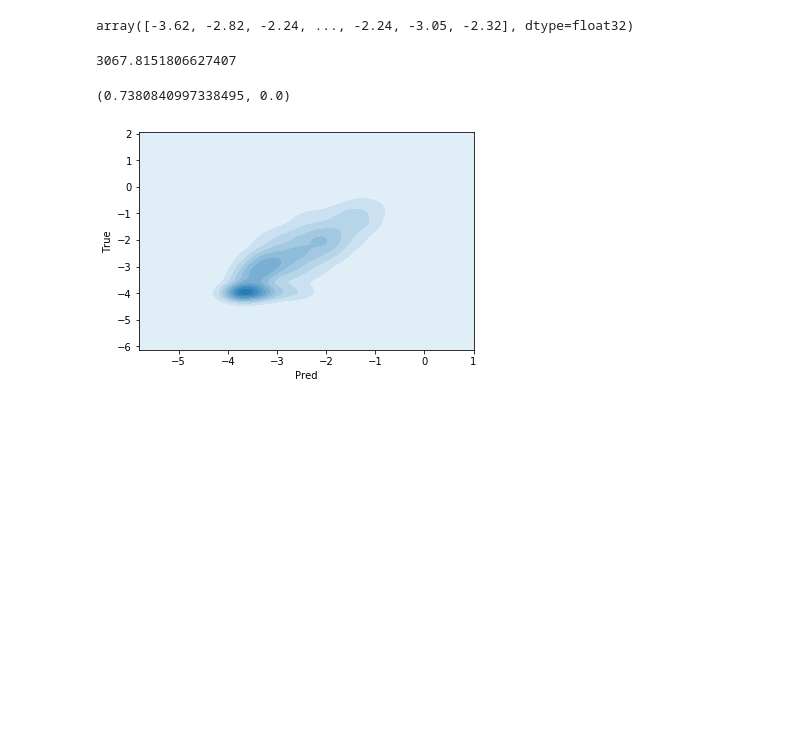
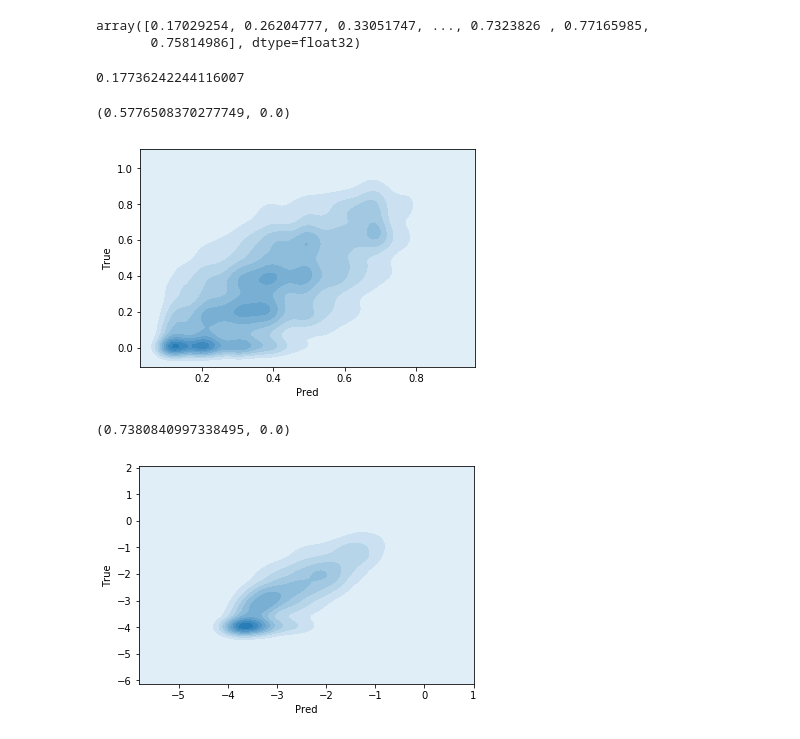
Before and after one commit to patrickbryant1/MHCII, a Jupyter notebook: Evaluation.ipynb, the cells around one changed output. Drawn from its saved outputs; the diff is of its cells as text; code cells hidden in the pictures; blank space fills up the shorter version.

```diff
--- a/Evaluation.ipynb
+++ b/Evaluation.ipynb
@@ -18,20 +18,26 @@ import pdb
 # %%
 bins = np.arange(-5.47712125, 0.82287875+0.35, 0.35)
 # %%
-base = '/hdd/pbryant/results/mhc/20190913/'
+base = '/hdd/pbryant/results/mhc/20190924/'
 true = np.load(base+'true.npy', allow_pickle = True)
 pred = np.load(base+'pred.npy', allow_pickle = True)
 pred = pred[:,0]
 pred
 # %% [output]
-array([-3.62, -2.82, -2.24, ..., -2.24, -3.05, -2.32], dtype=float32)
+array([0.17029254, 0.26204777, 0.33051747, ..., 0.7323826 , 0.77165985,
+       0.75814986], dtype=float32)
 # %%
 e = mean_error(true, pred)
 print(e)
 # %% [output]
-3067.8151806627407
+0.17736242244116007
 # %%
 plt.hist()
+# %%
+plot_kde(true, pred)
+# %% [output]
+(0.5776508370277749, 0.0)
+[figure, added]
 # %%
 plot_kde(true, pred)
 # %% [output]
```
Also changed, not shown: 2 other files.
